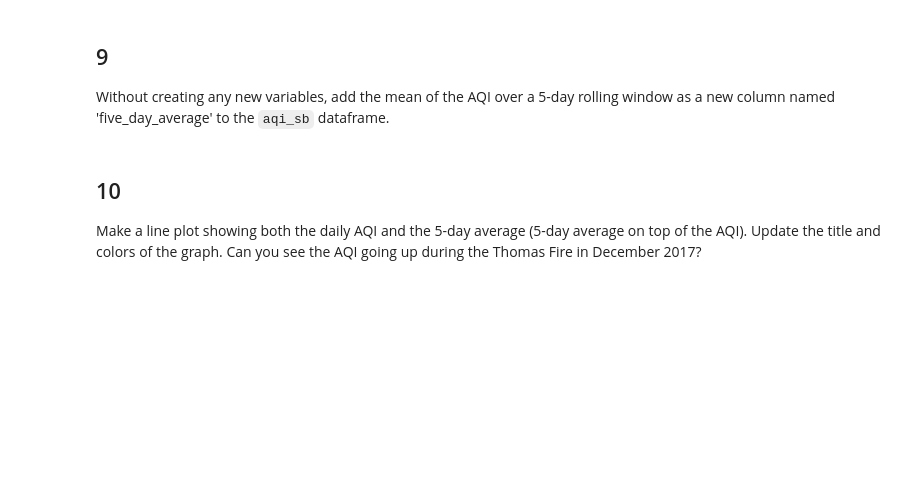
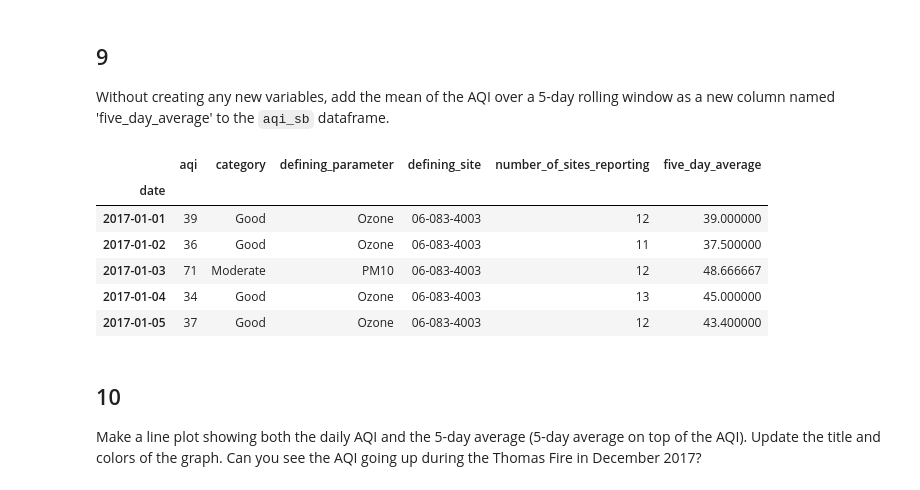
Before and after one commit to charliecurtin1/eds220-hwk-2, a Jupyter notebook: hwk2-task2-aqi.ipynb, the cells around one changed output. Cells and saved outputs as stored; diff of their text form; code cells hidden in the pictures; blank space fills up the shorter version.

```diff
--- a/hwk2-task2-aqi.ipynb
+++ b/hwk2-task2-aqi.ipynb
@@ -242,3 +255,17 @@ Without creating any new variables, add the mean of the AQI over a 5-day rolling
+# %%
+# add the mean 5 day rolling average of AQI to the aqi_sb dataframe as a new column
+aqi_sb = aqi_sb.assign(five_day_average = aqi_sb.aqi.rolling('5D').mean())
+
+# check the output
+aqi_sb.head()
+# %% [output]
+|  | aqi | category | defining_parameter | defining_site | number_of_sites_reporting | five_day_average |
+| date |  |  |  |  |  |  |
+| 2017-01-01 | 39 | Good | Ozone | 06-083-4003 | 12 | 39.000000 |
+| 2017-01-02 | 36 | Good | Ozone | 06-083-4003 | 11 | 37.500000 |
+| 2017-01-03 | 71 | Moderate | PM10 | 06-083-4003 | 12 | 48.666667 |
+| 2017-01-04 | 34 | Good | Ozone | 06-083-4003 | 13 | 45.000000 |
+| 2017-01-05 | 37 | Good | Ozone | 06-083-4003 | 12 | 43.400000 |
 # %% [markdown]
 ## 10
 Make a line plot showing both the daily AQI and the 5-day average (5-day average on top of the AQI). Update the title and colors of the graph. Can you see the AQI going up during the Thomas Fire in December 2017?
```
Also changed, not shown: parts of 6 cells of this notebook.
